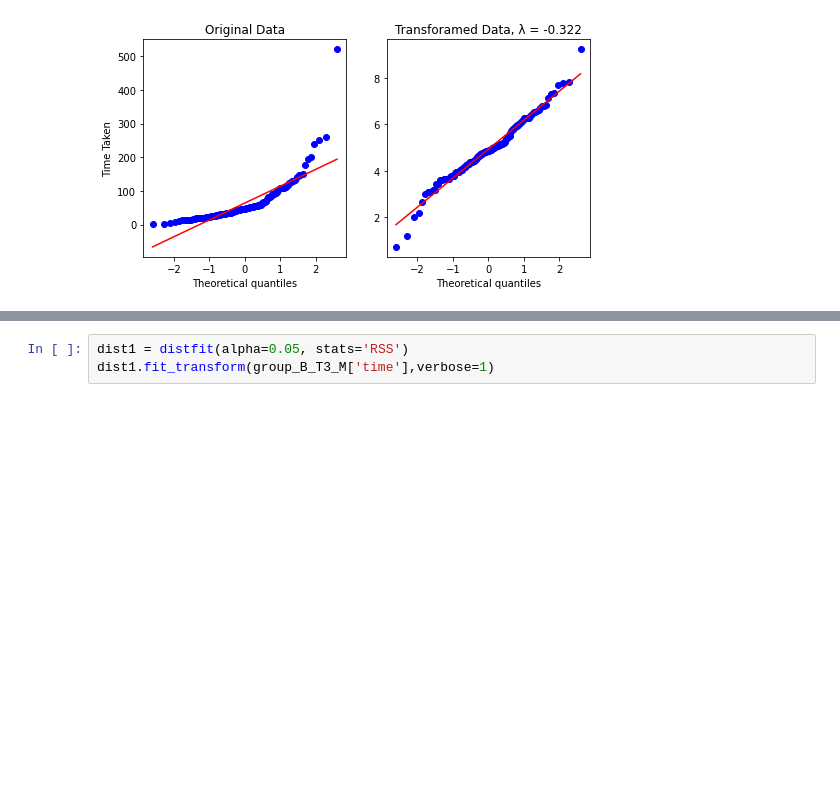
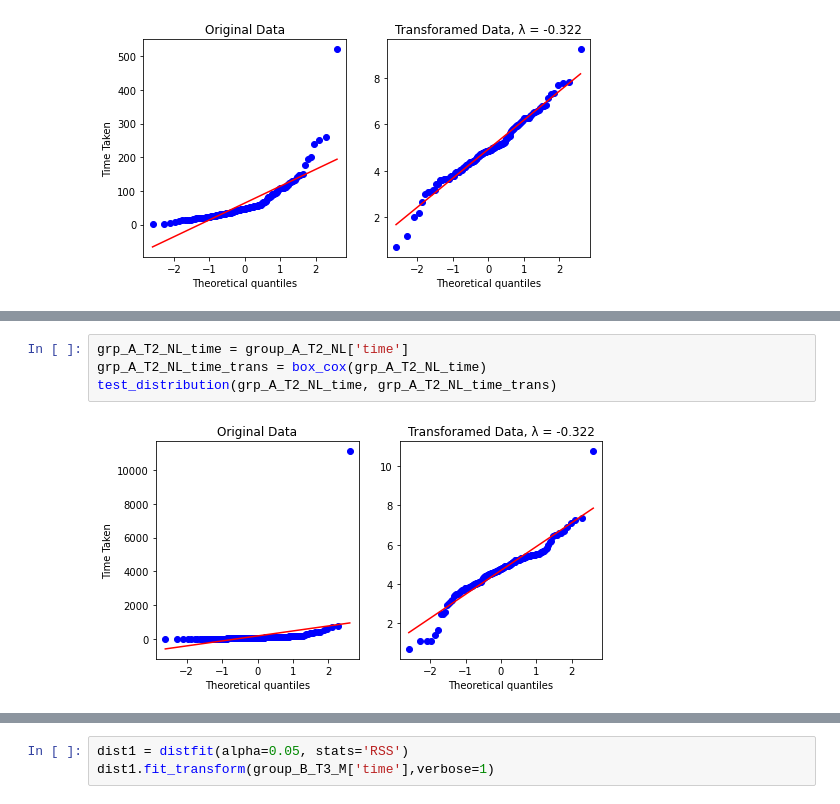
Before and after one commit to velitchko/graph-vis-evaluation-ext, a Jupyter notebook: python/Data Groups.ipynb, the cells around one changed output, grey strips where cells are left out. Saved outputs shown, nothing was run; the diff lists cells and outputs as text; blank space fills up the shorter version.

```diff
--- a/python/Data Groups.ipynb
+++ b/python/Data Groups.ipynb
@@ -657,0 +687,6 @@ test_distribution(grp_A_T1_NL_time, grp_A_T1_NL_time_trans)
+# %%
+grp_A_T2_NL_time = group_A_T2_NL['time']
+grp_A_T2_NL_time_trans = box_cox(grp_A_T2_NL_time)
+test_distribution(grp_A_T2_NL_time, grp_A_T2_NL_time_trans)
+# %% [output]
+[figure, added]
```
Also changed, not shown: parts of 13 cells of this notebook.
